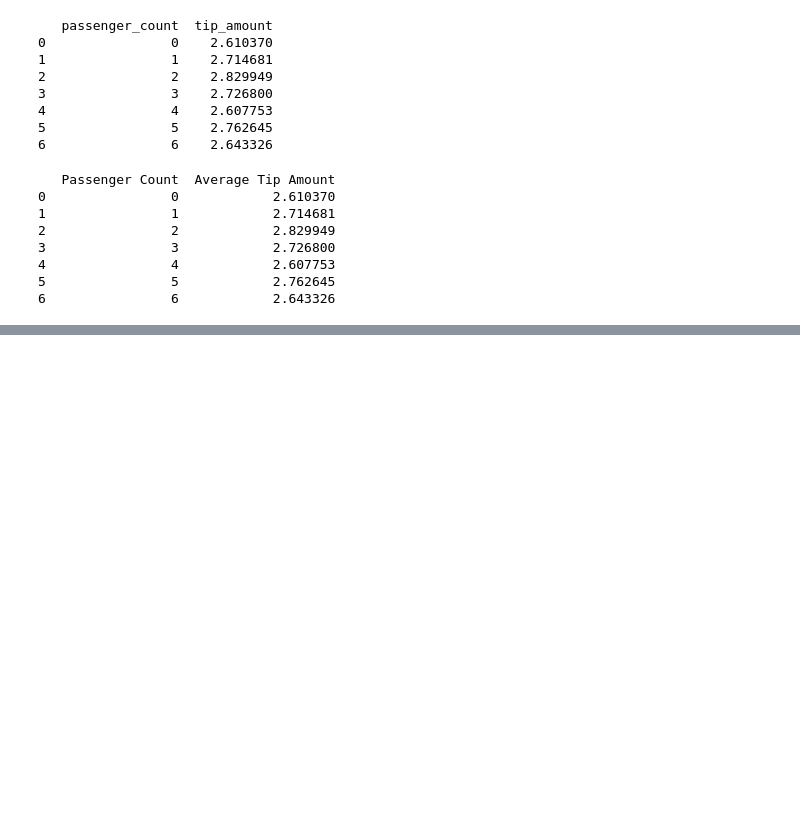
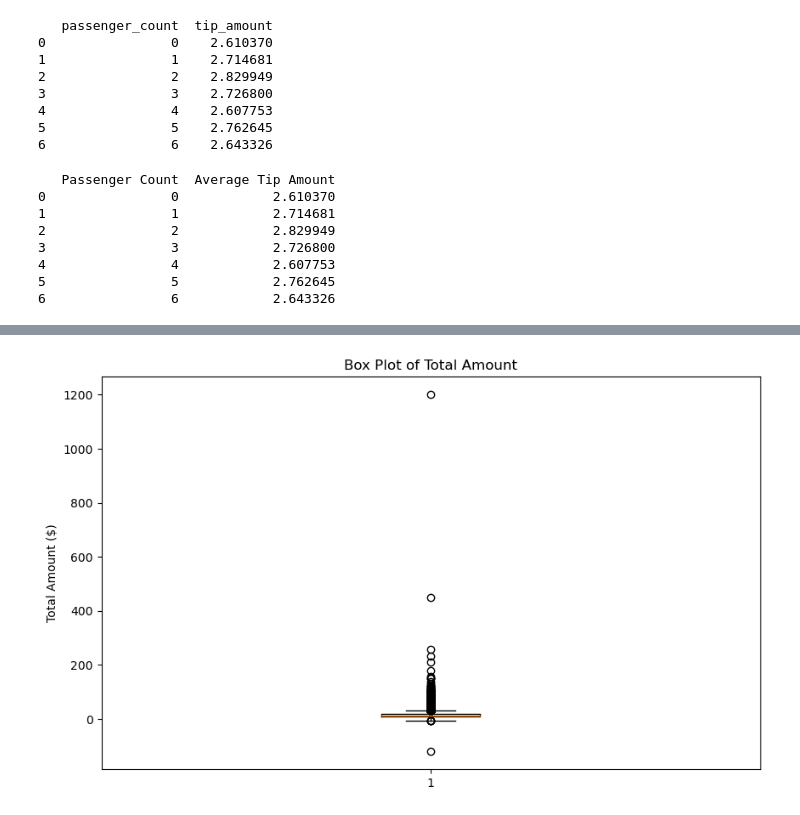
Before and after one commit to PayalTeyungg/yellow_taxi_data_analysis, a Jupyter notebook: assignment.ipynb, the cells around one changed output, grey strips where cells are left out. Drawn from its saved outputs; the diff is of its cells as text; code cells hidden in the pictures; blank space fills up the shorter version.

```diff
--- a/assignment.ipynb
+++ b/assignment.ipynb
@@ -324,0 +438,8 @@ Here we have calculated the average tip amount according the passenger count.
+# %%
+plt.figure(figsize=(10, 6))
+plt.boxplot(df['total_amount'])
+plt.title('Box Plot of Total Amount')
+plt.ylabel('Total Amount ($)')
+plt.show()
+# %% [output]
+[figure, added]
```
Also changed, not shown: parts of 58 cells of this notebook.
